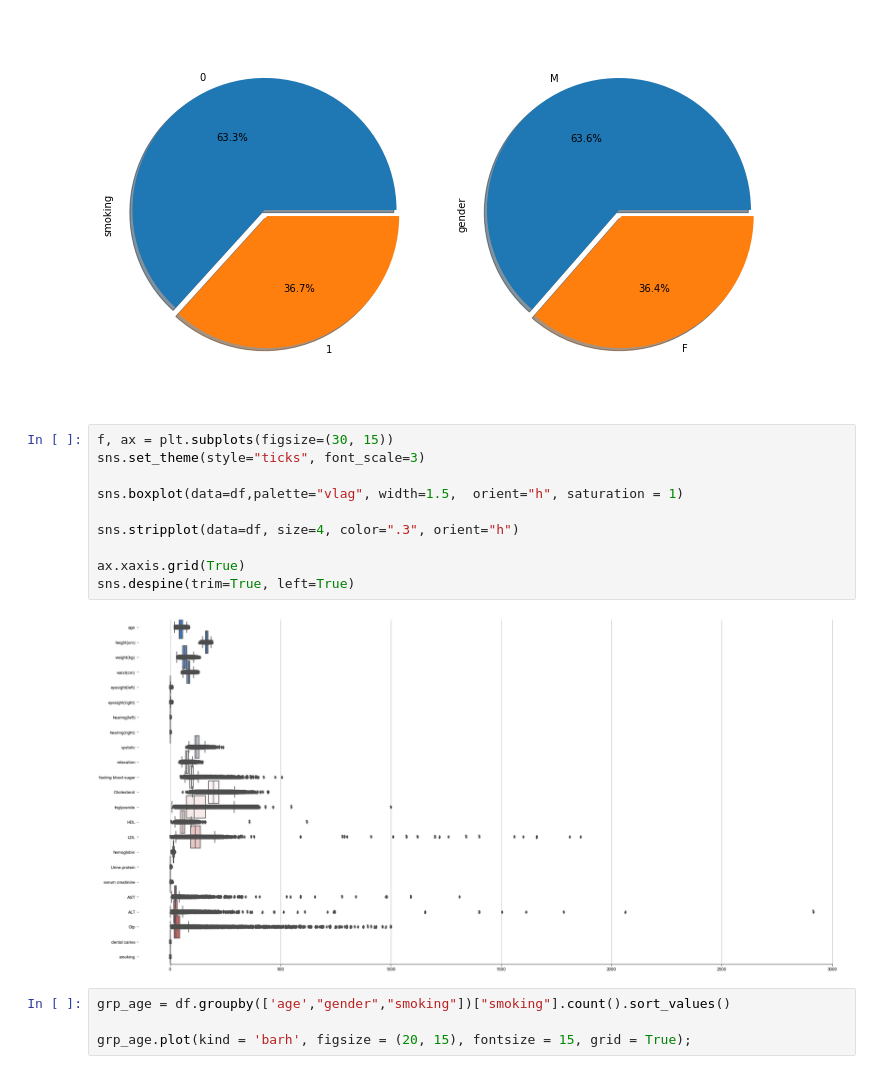
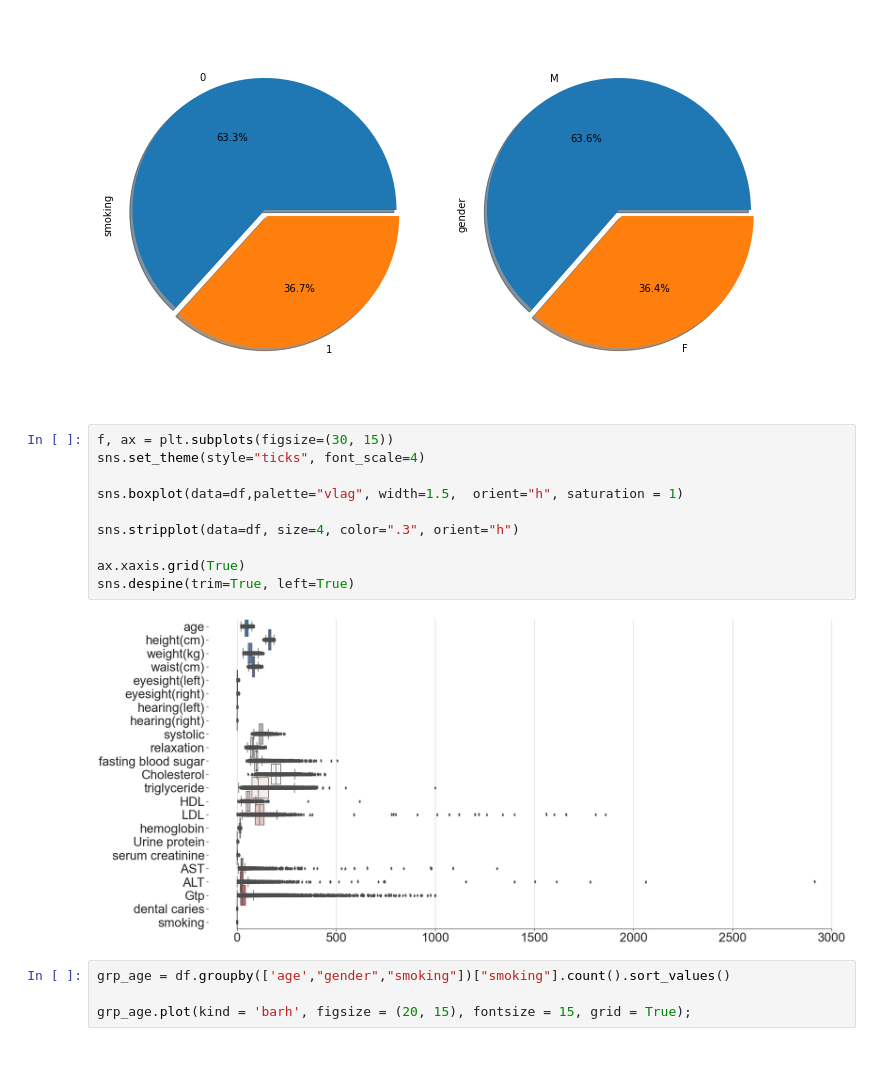
Before and after one commit to TonyRomanovskiy/DS3onl, a Jupyter notebook: Anton Romanovskiy/Диплом/final.ipynb, the cells around one changed output. Cells and saved outputs as stored; diff of their text form.

```diff
--- a/Anton Romanovskiy/Диплом/final.ipynb
+++ b/Anton Romanovskiy/Диплом/final.ipynb
@@ -152,16 +152,16 @@ ax2.axis('equal');
 [figure]
 # %%
 f, ax = plt.subplots(figsize=(30, 15))
-sns.set_theme(style="ticks", font_scale=3)
+sns.set_theme(style="ticks", font_scale=4)
 
 sns.boxplot(data=df,palette="vlag", width=1.5,  orient="h", saturation = 1)
 
 sns.stripplot(data=df, size=4, color=".3", orient="h")
 
 ax.xaxis.grid(True)
 sns.despine(trim=True, left=True)
 # %% [output]
-[figure, old version]
+[figure, new version]
 # %%
 grp_age = df.groupby(['age',"gender","smoking"])["smoking"].count().sort_values()
 
```
